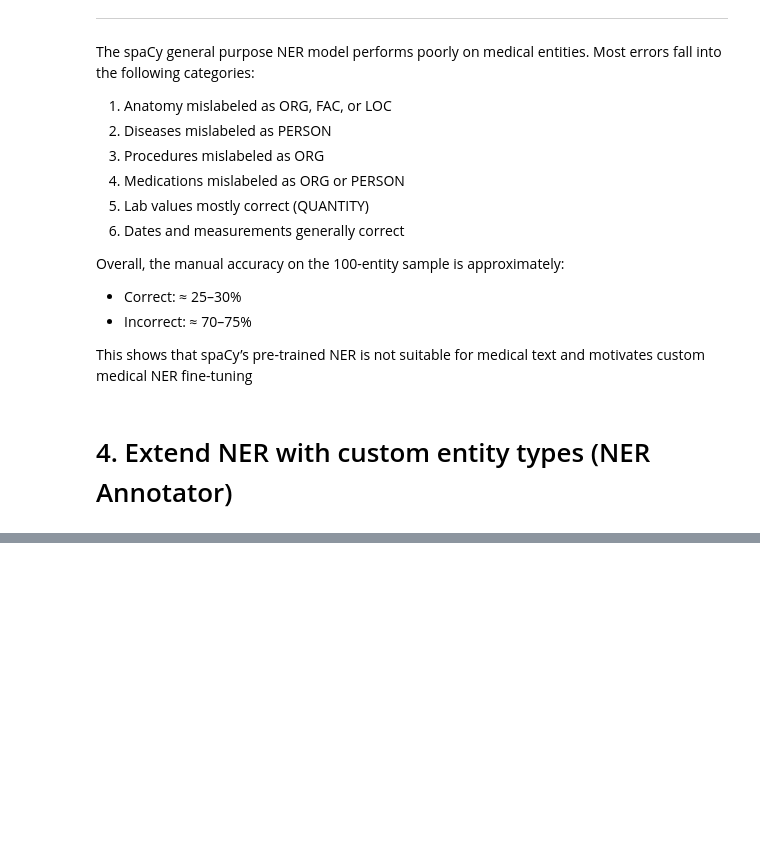
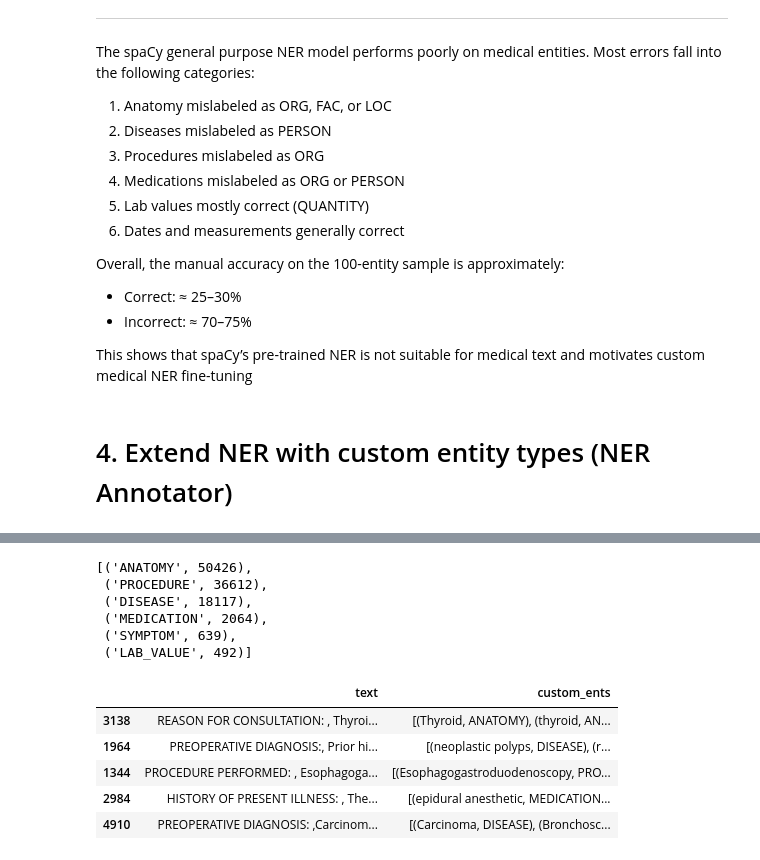
Before and after one commit to Schoggi-Mimi/nlp-project-2025, a Jupyter notebook: notebooks/02_ner_training.ipynb, the cells around one changed output, grey strips where cells are left out. Cells and saved outputs as stored; diff of their text form; code cells hidden in the pictures; blank space fills up the shorter version.

```diff
--- a/notebooks/02_ner_training.ipynb
+++ b/notebooks/02_ner_training.ipynb
@@ -198,0 +202,27 @@ sys.path.insert(0, '..')
+# %%
+# compute entity frequencies
+from collections import Counter
+
+ent_counter = Counter()
+for ents in df['custom_ents']:
+    for _, label in ents:
+        ent_counter[label] += 1
+
+ent_counter.most_common()
+# %% [output]
+[('ANATOMY', 50426),
+ ('PROCEDURE', 36612),
+ ('DISEASE', 18117),
+ ('MEDICATION', 2064),
+ ('SYMPTOM', 639),
+ ('LAB_VALUE', 492)]
+# %%
+sample_df = df.sample(100, random_state=42)
+sample_df[['text', 'custom_ents']].head()
+# %% [output]
+|  | text | custom_ents |
+| 3138 | REASON FOR CONSULTATION: , Thyroi... | [(Thyroid, ANATOMY), (thyroid, AN... |
+| 1964 | PREOPERATIVE DIAGNOSIS:, Prior hi... | [(neoplastic polyps, DISEASE), (r... |
+| 1344 | PROCEDURE PERFORMED: , Esophagoga... | [(Esophagogastroduodenoscopy, PRO... |
+| 2984 | HISTORY OF PRESENT ILLNESS: , The... | [(epidural anesthetic, MEDICATION... |
+| 4910 | PREOPERATIVE DIAGNOSIS: ,Carcinom... | [(Carcinoma, DISEASE), (Bronchosc... |
```
Also changed, not shown: parts of 22 cells of this notebook, 2 other files.
